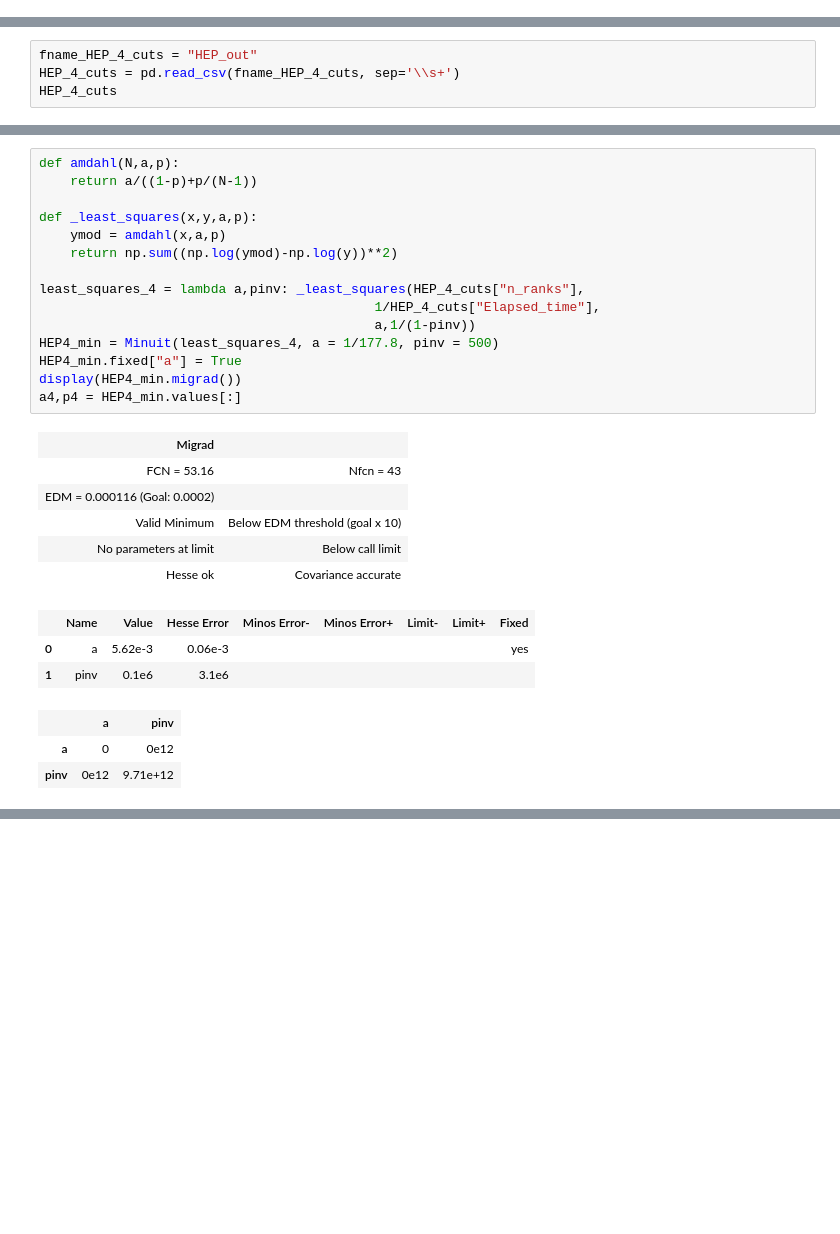
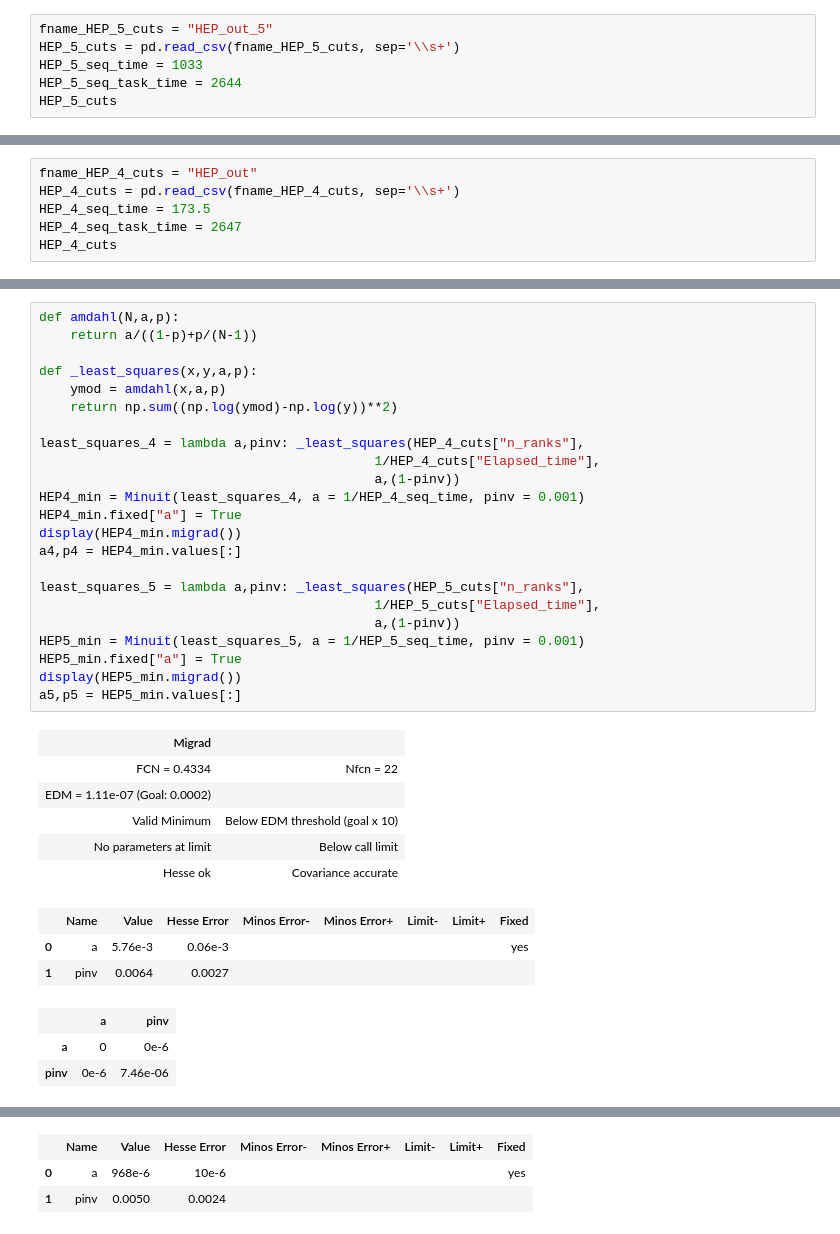
Before and after one commit to AsbjornPreuss/HPPC-2024, a Jupyter notebook: Assignment_3_Task_farming/Code/HEP_graphs.ipynb, the cells around one changed output, grey strips where cells are left out. Cells and saved outputs as stored; diff of their text form; blank space fills up the shorter version.

```diff
--- a/Assignment_3_Task_farming/Code/HEP_graphs.ipynb
+++ b/Assignment_3_Task_farming/Code/HEP_graphs.ipynb
@@ -11,0 +30,6 @@ plt.rcParams.update({'font.size': 14,
+# %%
+fname_HEP_5_cuts = "HEP_out_5"
+HEP_5_cuts = pd.read_csv(fname_HEP_5_cuts, sep='\\s+')
+HEP_5_seq_time = 1033
+HEP_5_seq_task_time = 2644
+HEP_5_cuts
@@ -12,6 +50,8 @@ plt.rcParams.update({'font.size': 14,
 # %%
 fname_HEP_4_cuts = "HEP_out"
 HEP_4_cuts = pd.read_csv(fname_HEP_4_cuts, sep='\\s+')
+HEP_4_seq_time = 173.5
+HEP_4_seq_task_time = 2647
 HEP_4_cuts
 # %% [output]
 |  | best_acc | averageInteractionsPerCrossing | p_Rhad | p_Rhad1 | p_TRTTrackOccupancy | p_topoetcone40 | ... |
@@ -46,28 +114,36 @@ plt.show()
 # %%
 def amdahl(N,a,p):
     return a/((1-p)+p/(N-1))
 
 def _least_squares(x,y,a,p):
     ymod = amdahl(x,a,p)
     return np.sum((np.log(ymod)-np.log(y))**2)
 
 least_squares_4 = lambda a,pinv: _least_squares(HEP_4_cuts["n_ranks"],
                                            1/HEP_4_cuts["Elapsed_time"],
-                                           a,1/(1-pinv))
-HEP4_min = Minuit(least_squares_4, a = 1/177.8, pinv = 500)
+                                           a,(1-pinv))
+HEP4_min = Minuit(least_squares_4, a = 1/HEP_4_seq_time, pinv = 0.001)
 HEP4_min.fixed["a"] = True
 display(HEP4_min.migrad())
 a4,p4 = HEP4_min.values[:]
+
+least_squares_5 = lambda a,pinv: _least_squares(HEP_5_cuts["n_ranks"],
+                                           1/HEP_5_cuts["Elapsed_time"],
+                                           a,(1-pinv))
+HEP5_min = Minuit(least_squares_5, a = 1/HEP_5_seq_time, pinv = 0.001)
+HEP5_min.fixed["a"] = True
+display(HEP5_min.migrad())
+a5,p5 = HEP5_min.values[:]
 # %% [output]
 | Migrad |  |
-| FCN = 53.16 | Nfcn = 43 |
-| EDM = 0.000116 (Goal: 0.0002) |  |
+| FCN = 0.4334 | Nfcn = 22 |
+| EDM = 1.11e-07 (Goal: 0.0002) |  |
 | Valid Minimum | Below EDM threshold (goal x 10) |
 | No parameters at limit | Below call limit |
 | Hesse ok | Covariance accurate |
 |  | Name | Value | Hesse Error | Minos Error- | Minos Error+ | Limit- | Limit+ | Fixed |
-| 0 | a | 5.62e-3 | 0.06e-3 |  |  |  |  | yes |
-| 1 | pinv | 0.1e6 | 3.1e6 |  |  |  |  |  |
+| 0 | a | 5.76e-3 | 0.06e-3 |  |  |  |  | yes |
+| 1 | pinv | 0.0064 | 0.0027 |  |  |  |  |  |
 |  | a | pinv |
-| a | 0 | 0e12 |
-| pinv | 0e12 | 9.71e+12 |
+| a | 0 | 0e-6 |
+| pinv | 0e-6 | 7.46e-06 |
@@ -73,0 +156,3 @@ a4,p4 = HEP4_min.values[:]
+|  | Name | Value | Hesse Error | Minos Error- | Minos Error+ | Limit- | Limit+ | Fixed |
+| 0 | a | 968e-6 | 10e-6 |  |  |  |  | yes |
+| 1 | pinv | 0.0050 | 0.0024 |  |  |  |  |  |
```
Also changed, not shown: parts of 11 cells of this notebook, 3 other files.
